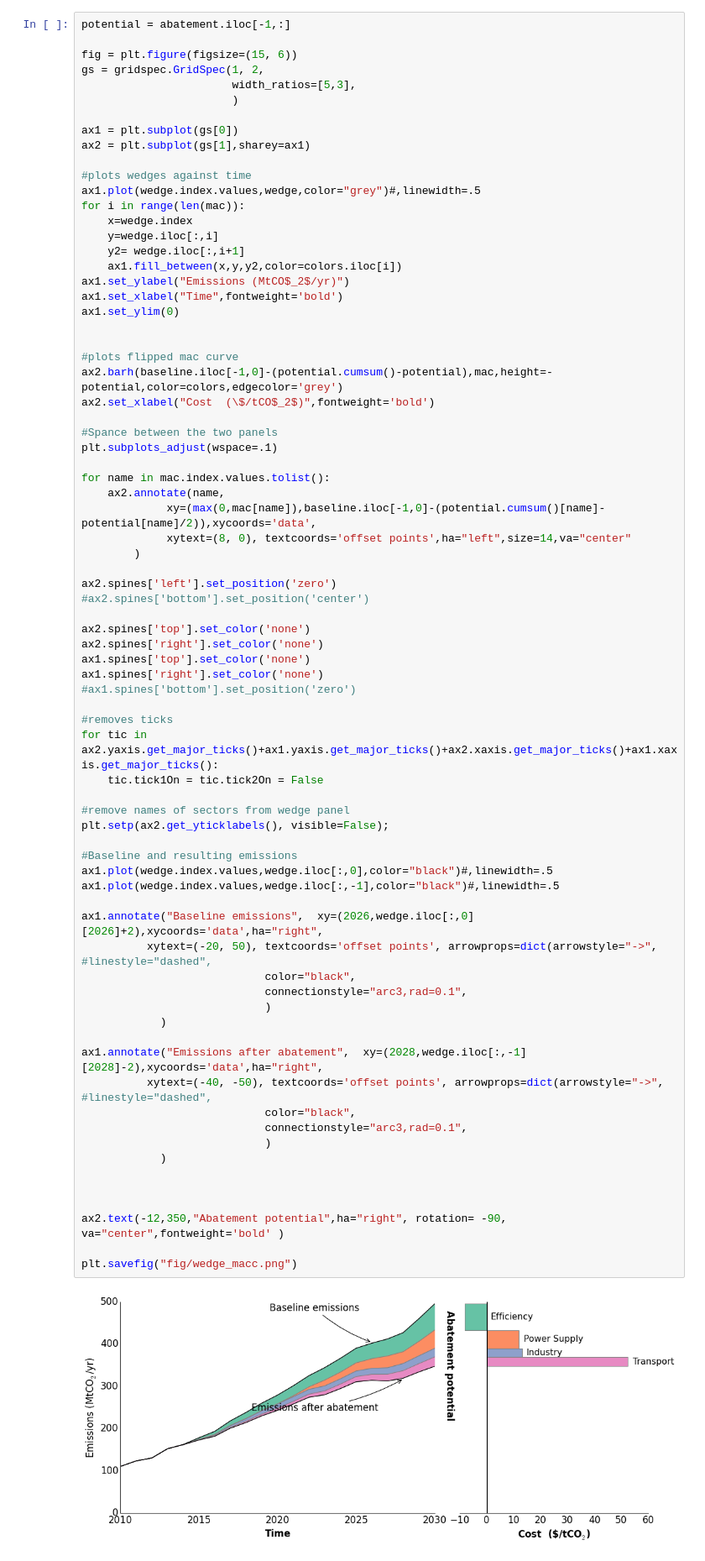
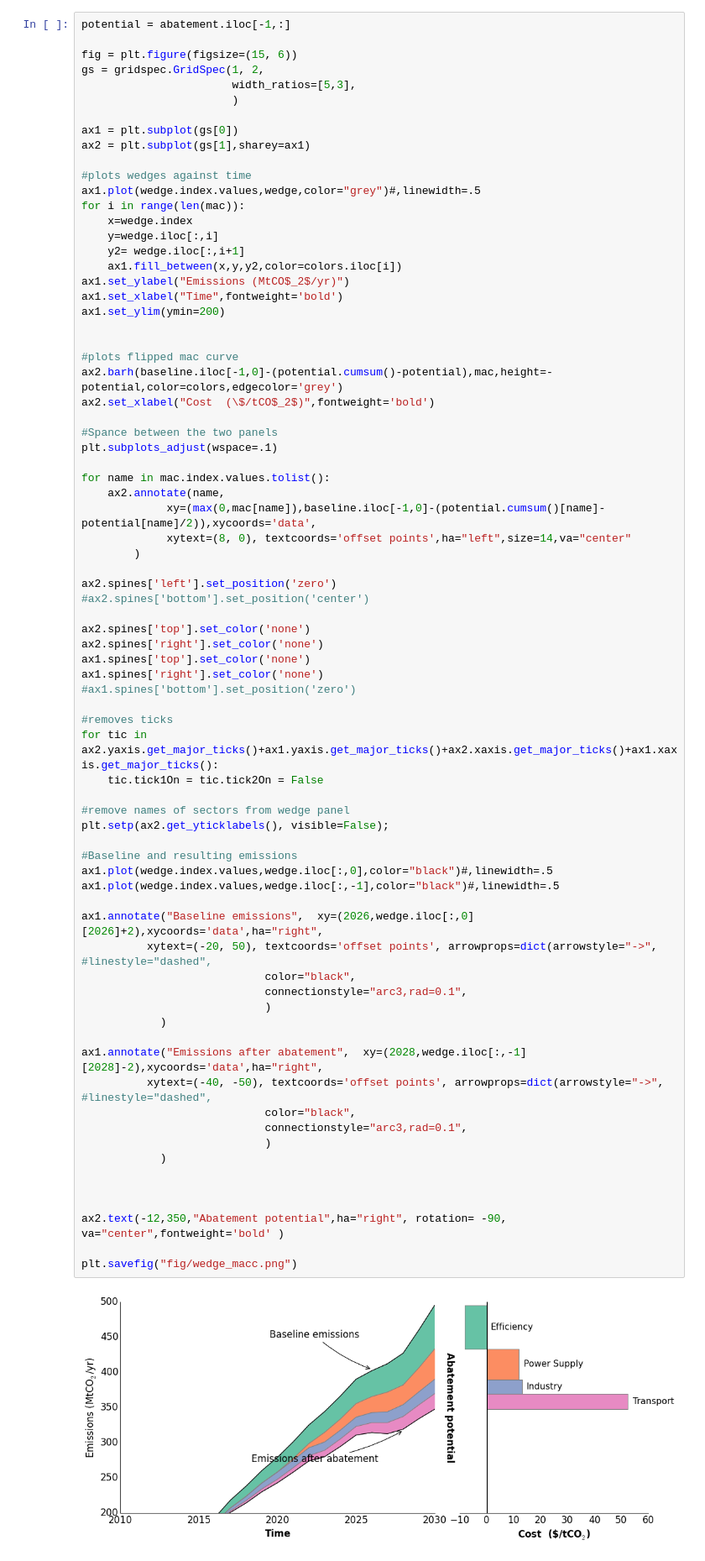
Before and after one commit to adrivsh/pyMACC, a Jupyter notebook: plot_wedge.ipynb, the cells around one changed output. Shown: that part at 84% size. Saved outputs shown, nothing was run; the diff lists cells and outputs as text.

Commit message:
changes ymin

```diff
--- a/plot_wedge.ipynb
+++ b/plot_wedge.ipynb
@@ -95,7 +95,7 @@ for i in range(len(mac)):
     ax1.fill_between(x,y,y2,color=colors.iloc[i])
 ax1.set_ylabel("Emissions (MtCO$_2$/yr)")
 ax1.set_xlabel("Time",fontweight='bold')
-ax1.set_ylim(0)
+ax1.set_ylim(ymin=200)
 
 
 #plots flipped mac curve
@@ -124,31 +124,31 @@ ax1.spines['right'].set_color('none')
 for tic in ax2.yaxis.get_major_ticks()+ax1.yaxis.get_major_ticks()+ax2.xaxis.get_major_ticks()+ax1.xaxis.get_major_ticks():
     tic.tick1On = tic.tick2On = False
 
 #remove names of sectors from wedge panel
 plt.setp(ax2.get_yticklabels(), visible=False);
 
 #Baseline and resulting emissions
 ax1.plot(wedge.index.values,wedge.iloc[:,0],color="black")#,linewidth=.5
 ax1.plot(wedge.index.values,wedge.iloc[:,-1],color="black")#,linewidth=.5
 
 ax1.annotate("Baseline emissions",  xy=(2026,wedge.iloc[:,0][2026]+2),xycoords='data',ha="right",
           xytext=(-20, 50), textcoords='offset points', arrowprops=dict(arrowstyle="->", #linestyle="dashed",
                             color="black",
                             connectionstyle="arc3,rad=0.1",
                             )
             )
 
 ax1.annotate("Emissions after abatement",  xy=(2028,wedge.iloc[:,-1][2028]-2),xycoords='data',ha="right",
           xytext=(-40, -50), textcoords='offset points', arrowprops=dict(arrowstyle="->", #linestyle="dashed",
                             color="black",
                             connectionstyle="arc3,rad=0.1",
                             )
             )
 
 
 
 ax2.text(-12,350,"Abatement potential",ha="right", rotation= -90, va="center",fontweight='bold' )
 
 plt.savefig("fig/wedge_macc.png")
 # %% [output]
-[figure, old version]
+[figure, new version]
```
